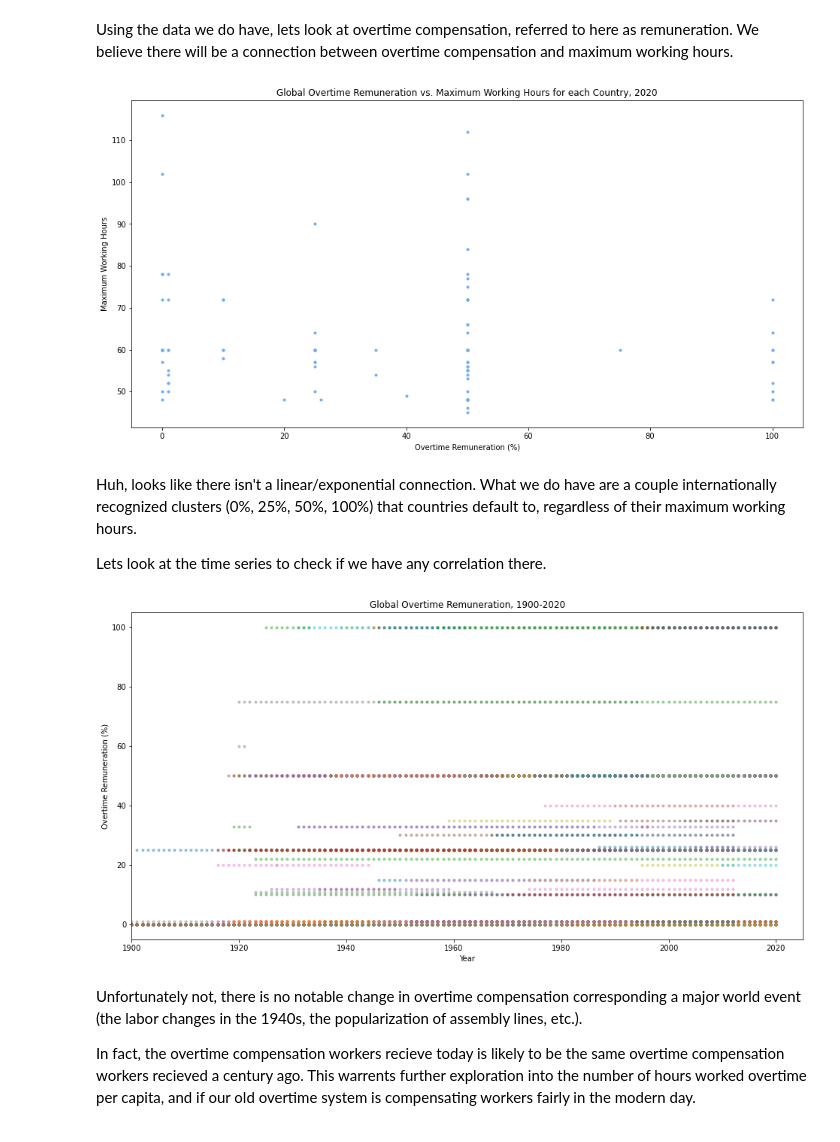
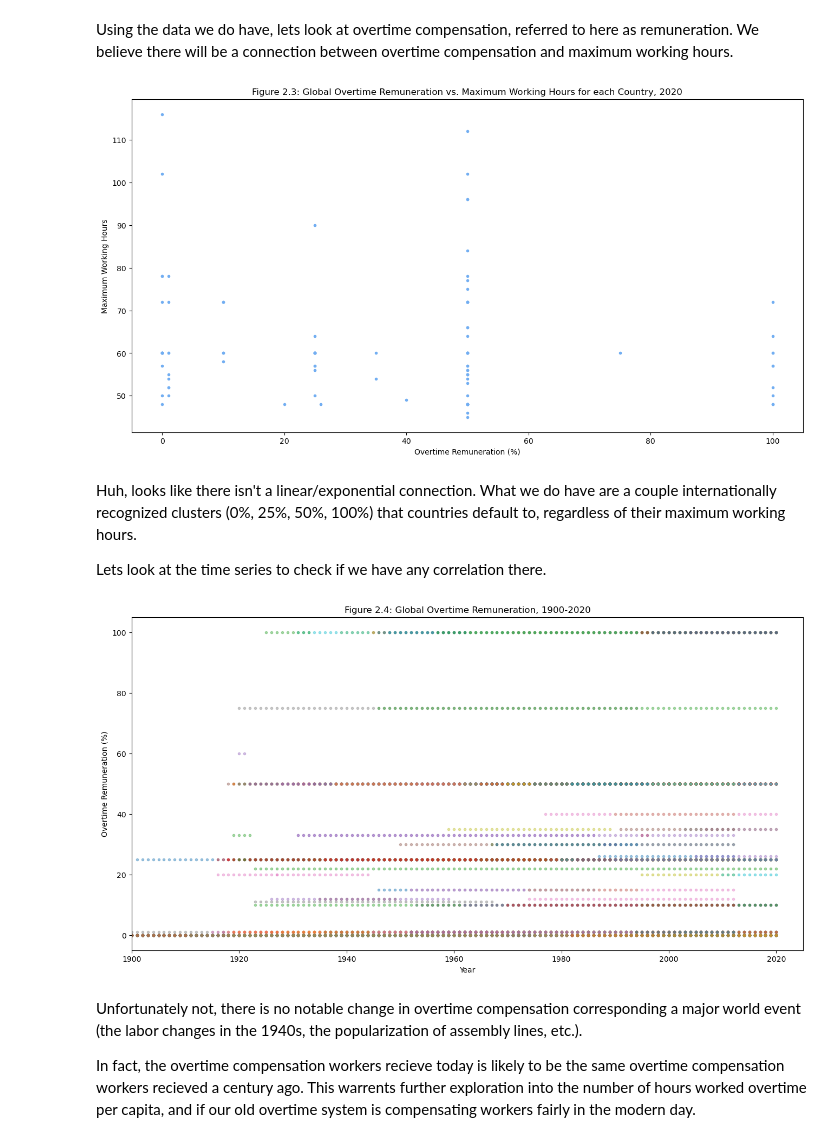
Before and after one commit to trevor-moss/ek121_finalProj, a Jupyter notebook: submission_format.ipynb, the cells around one changed output. Drawn from its saved outputs; the diff is of its cells as text; code cells hidden in the pictures.

```diff
--- a/submission_format.ipynb
+++ b/submission_format.ipynb
@@ -256,16 +238,16 @@ Using the data we do have, lets look at overtime compensation, referred to here
 # %%
 #overtime_remun vs hours_max
 
 
 df_2020.plot(x='overtime_remun', y='hours_max', legend=None, alpha=1, linestyle='None', marker='.', color="#72aef2")
 
-plt.title('Global Overtime Remuneration vs. Maximum Working Hours for each Country, 2020')
+plt.title('Figure 2.3: Global Overtime Remuneration vs. Maximum Working Hours for each Country, 2020')
 plt.xlabel('Overtime Remuneration (%)')
 plt.ylabel('Maximum Working Hours')
 
 plt.show()
 # %% [output]
-[figure, old version]
+[figure, new version]
 # %% [markdown]
 Huh, looks like there isn't a linear/exponential connection. What we do have are a couple internationally recognized clusters (0%, 25%, 50%, 100%) that countries default to, regardless of their maximum working hours. <br>
 
@@ -276,14 +258,14 @@ Lets look at the time series to check if we have any correlation there.
 #df.plot(x='year', y='overtime_remun', legend=None, alpha=0.8, linestyle='None', marker='.', color="#72aef2")
 pd.pivot_table(df.reset_index(), index='year', columns='country_name', values='overtime_remun').plot(alpha=0.4, linestyle='None', marker='.', legend=None)
 
-plt.title('Global Overtime Remuneration, 1900-2020')
+plt.title('Figure 2.4: Global Overtime Remuneration, 1900-2020')
 plt.xlabel('Year')
 plt.ylabel('Overtime Remuneration (%)')
 plt.xlim(1900, 2025)
 
 plt.show()
 # %% [output]
-[figure, old version]
+[figure, new version]
 # %% [markdown]
 Unfortunately not, there is no notable change in overtime compensation corresponding a major world event (the labor changes in the 1940s, the popularization of assembly lines, etc.). <br>
 
```
Also changed, not shown: parts of 5 cells of this notebook.
